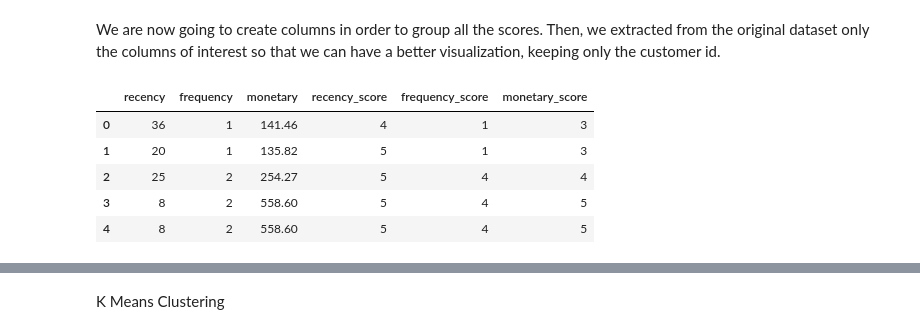
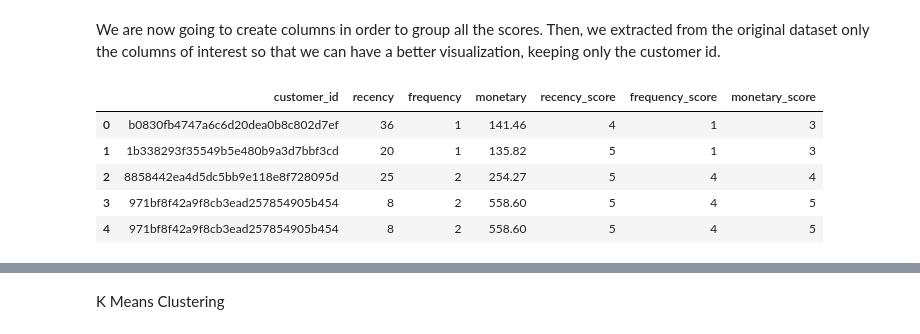
Before and after one commit to lorenzociampana2/AI-ML-custmer-segmentation-project-, a Jupyter notebook: Customer Segmentation Project Fin.ipynb, the cells around one changed output, grey strips where cells are left out. Drawn from its saved outputs; the diff is of its cells as text; code cells hidden in the pictures.

```diff
--- a/Customer Segmentation Project Fin.ipynb
+++ b/Customer Segmentation Project Fin.ipynb
@@ -619,18 +591,18 @@ We are now going to create columns in order to group all the scores. Then, we ex
 # %%
 #Recency:
 data["recency_score"] = pd.qcut(data['recency'], 5, labels=[5, 4, 3, 2, 1])
 #Frequency:
 data["frequency_score"] = pd.qcut(data["frequency"].rank(method="first"), 5, labels=[1, 2, 3, 4, 5])
 #Monetary:
 data["monetary_score"]= pd.qcut(data["monetary"],5,labels=[1,2,3,4,5])
 
-rfm_data = data[[ 'recency', 'frequency', 'monetary', 'recency_score', 'frequency_score', 'monetary_score']]
+rfm_data = data[['customer_id', 'recency', 'frequency', 'monetary', 'recency_score', 'frequency_score', 'monetary_score']]
 
 rfm_data.head()
 # %% [output]
-|  | recency | frequency | monetary | recency_score | frequency_score | monetary_score |
-| 0 | 36 | 1 | 141.46 | 4 | 1 | 3 |
-| 1 | 20 | 1 | 135.82 | 5 | 1 | 3 |
-| 2 | 25 | 2 | 254.27 | 5 | 4 | 4 |
-| 3 | 8 | 2 | 558.60 | 5 | 4 | 5 |
-| 4 | 8 | 2 | 558.60 | 5 | 4 | 5 |
+|  | customer_id | recency | frequency | monetary | recency_score | frequency_score | monetary_score |
+| 0 | b0830fb4747a6c6d20dea0b8c802d7ef | 36 | 1 | 141.46 | 4 | 1 | 3 |
+| 1 | 1b338293f35549b5e480b9a3d7bbf3cd | 20 | 1 | 135.82 | 5 | 1 | 3 |
+| 2 | 8858442ea4d5dc5bb9e118e8f728095d | 25 | 2 | 254.27 | 5 | 4 | 4 |
+| 3 | 971bf8f42a9f8cb3ead257854905b454 | 8 | 2 | 558.60 | 5 | 4 | 5 |
+| 4 | 971bf8f42a9f8cb3ead257854905b454 | 8 | 2 | 558.60 | 5 | 4 | 5 |
```
Also changed, not shown: parts of 36 cells of this notebook, 1 other file.
